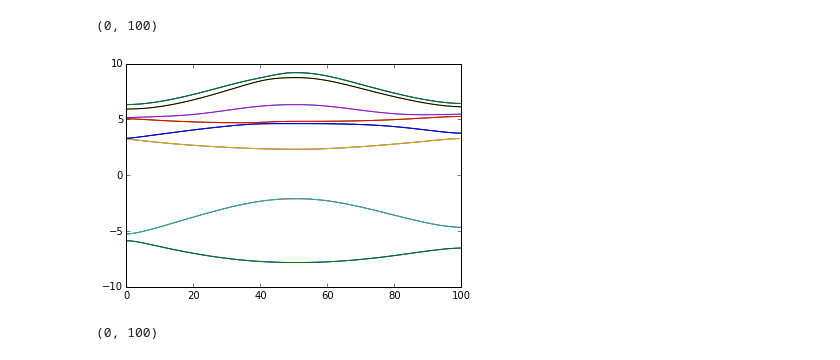
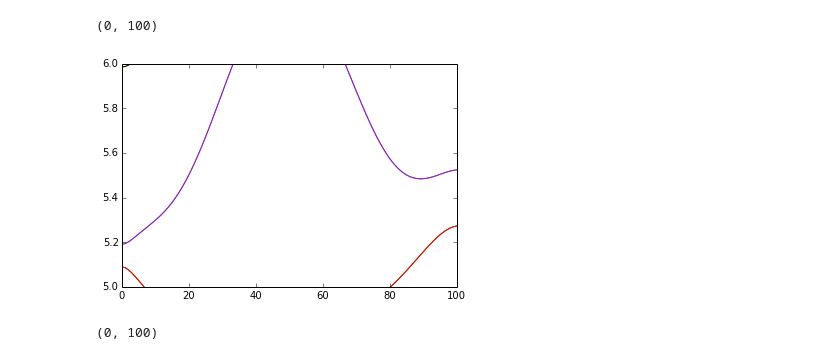
Before and after one commit to shiangfang/DFT_KIT, a Jupyter notebook: interface/DFT_IPython_interface/Quantum Espresso Band Plot.ipynb, the cells around one changed output. Drawn from its saved outputs; the diff is of its cells as text; code cells hidden in the pictures.

```diff
--- a/interface/DFT_IPython_interface/Quantum Espresso Band Plot.ipynb
+++ b/interface/DFT_IPython_interface/Quantum Espresso Band Plot.ipynb
@@ -14,13 +14,14 @@ import xml.etree.ElementTree as ET
 # %%
 start_k=1
 end_k=102
-n_bands=36
+n_bands=18
 all_bands=np.zeros((end_k-start_k+1,n_bands))
 indexs=range(start_k,end_k+1)
 name_prefix='Bi/bismuth.save'
 name_prefix='bismuth.original.save'
 name_prefix='bismuth.save'
-name_prefix='../../temp/band2/bismuth.save'
+name_prefix='../../temp/bi_band/bismuth.save'
+#name_prefix='../../temp/sb_band/antimony.save'
 
 for ind in range(0,end_k-start_k+1):
     path_ind=name_prefix+'/K'+"{0:05d}".format(indexs[ind])+'/eigenval.xml'
@@ -37,11 +38,11 @@ for ind in range(0,end_k-start_k+1):
         all_bands[ind,ind2]=(float(eigen_vals[ind2]))
 # %%
 plt.plot(all_bands*27.21)
-plt.ylim([-10,10])
+plt.ylim([5,6])
 plt.xlim([0,100])
 # %% [output]
 (0, 100)
-[figure, old version]
+[figure, new version]
 # %%
 import csv
 #save_bands=np.zeros((end_k-start_k+1,n_bands/2))
```
Also changed, not shown: 4 other files.
